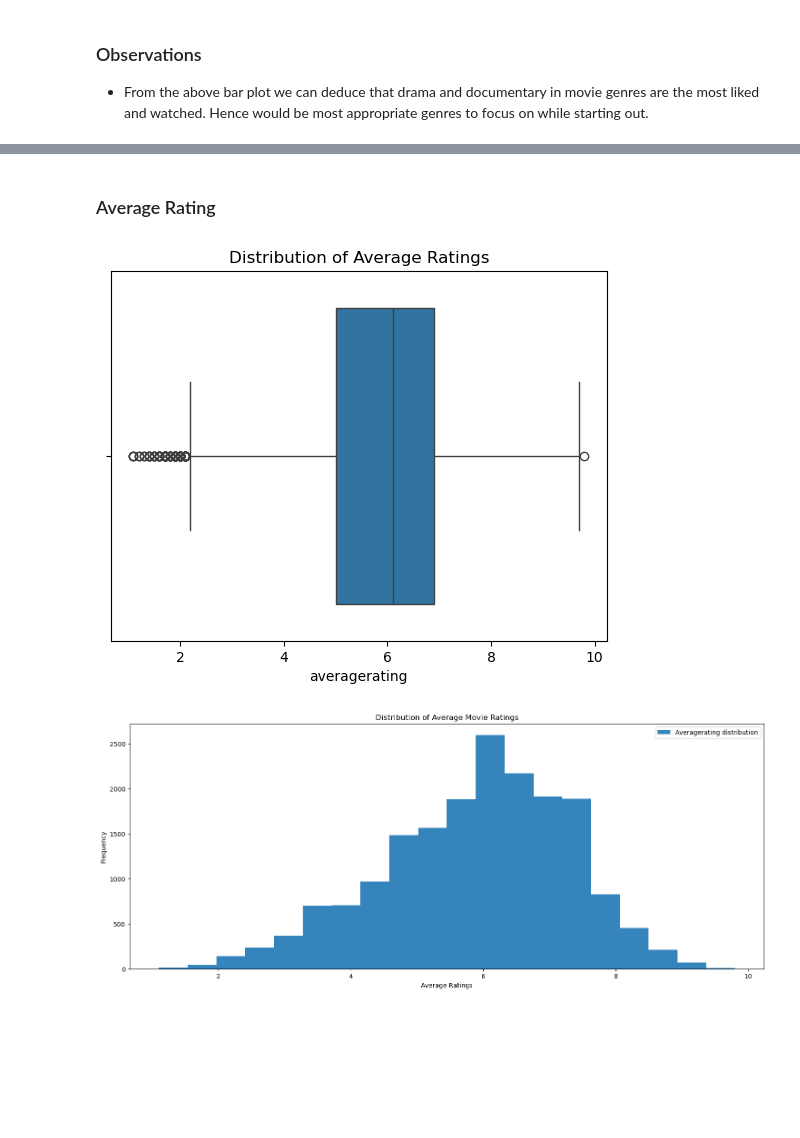
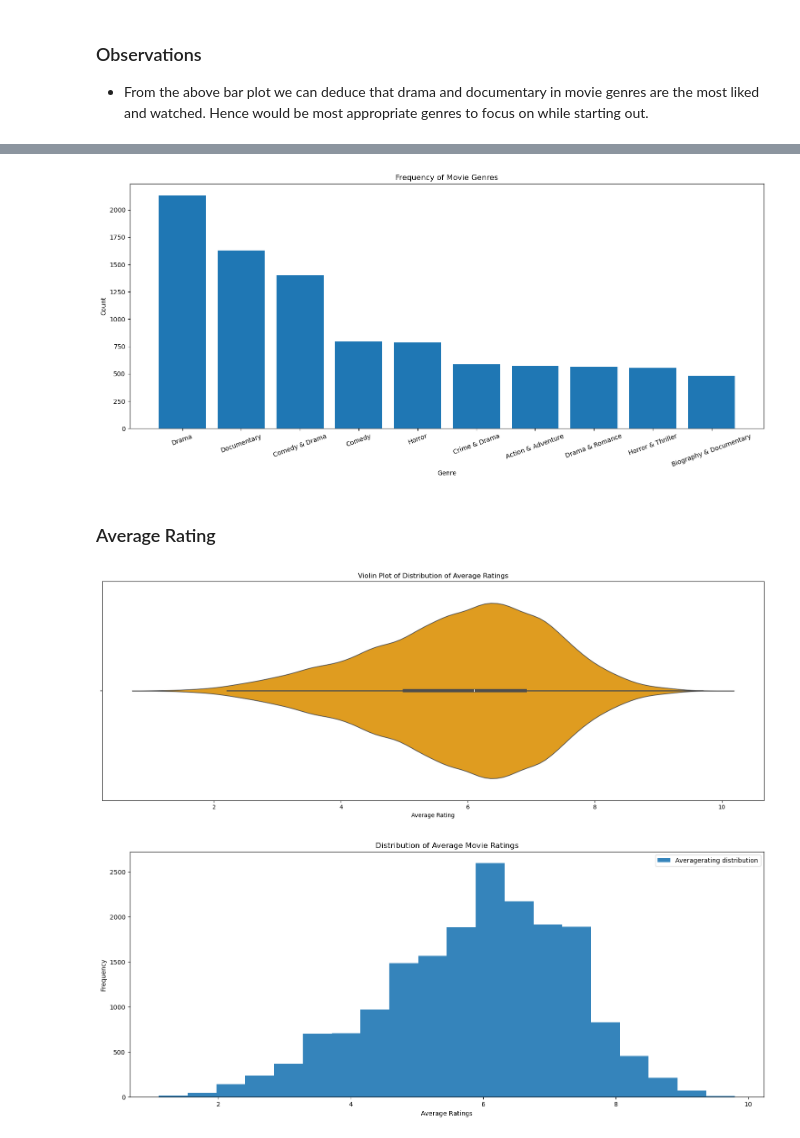
Before and after one commit to shammy-lp/dsc-phase-2-project-v3, a Jupyter notebook: student (3).ipynb, the cells around one changed output, grey strips where cells are left out. Saved outputs shown, nothing was run; the diff lists cells and outputs as text; code cells hidden in the pictures; blank space fills up the shorter version.

```diff
--- a/student (3).ipynb
+++ b/student (3).ipynb
@@ -387,3 +367,21 @@ genres_expanded = genres_expanded.rename(columns=lambda x: f'genre_{x+1}')  # Re
 
 # Concatenate the new columns with the original DataFrame
 df = pd.concat([df, genres_expanded], axis=1)
+# %%
+# Step 1: Create a new column for processing
+df['genre_processed'] = df['genres'].str.split(',')
+
+# Step 2: Apply transformations according to the specifications
+def process_genres(genre_list):
+    if len(genre_list) == 1:
+        return genre_list[0]  # Leave single genre as it is
+    elif len(genre_list) == 2:
+        return f"{genre_list[0]} & {genre_list[1]}"  # Replace comma with '&'
+    else:
+        return f"{genre_list[0]} & {genre_list[1]}"  # Keep only the first two, use '&'
+
+# Step 3: Apply the function to 'genre_processed' and store the result in a new column
+df['genre_combined'] = df['genre_processed'].apply(process_genres)
+
+# Step 4: Check the result
+df[['genres', 'genre_combined']]
@@ -409,0 +411,3 @@ memory usage: 2.9+ MB
+# %%
+df = df.drop(columns=['genre_2', 'genre_3'], errors='ignore')
+df.head()
@@ -469,12 +489,26 @@ plt.show()
+# %%
+movie_genres = df['genre_combined'].value_counts().reset_index(name='count')[:10]
+movie_genres
+plt.figure(figsize=(18,7))
+plt.bar( movie_genres['genre_combined'],movie_genres['count'] )
+plt.title('Frequency of Movie Genres')
+plt.xlabel('Genre')
+plt.ylabel('Count')
+plt.xticks(rotation=20)
+
+plt.show()
+# %% [output]
+[figure, added]
 # %% [markdown]
 ### Average Rating
 # %%
-#  Average Rating Analysis
-sns.boxplot(x=df['averagerating'])
-plt.title('Distribution of Average Ratings')
+plt.figure(figsize=(21,7))
+sns.violinplot(x=df['averagerating'], color='orange')
+plt.title('Violin Plot of Distribution of Average Ratings')
+plt.xlabel('Average Rating')
 plt.show()
 # %% [output]
-[figure, old version]
+[figure, new version]
 # %%
 # Set the figure size before plotting
 plt.figure(figsize=(18,7))
```
Also changed, not shown: parts of 83 cells of this notebook.
